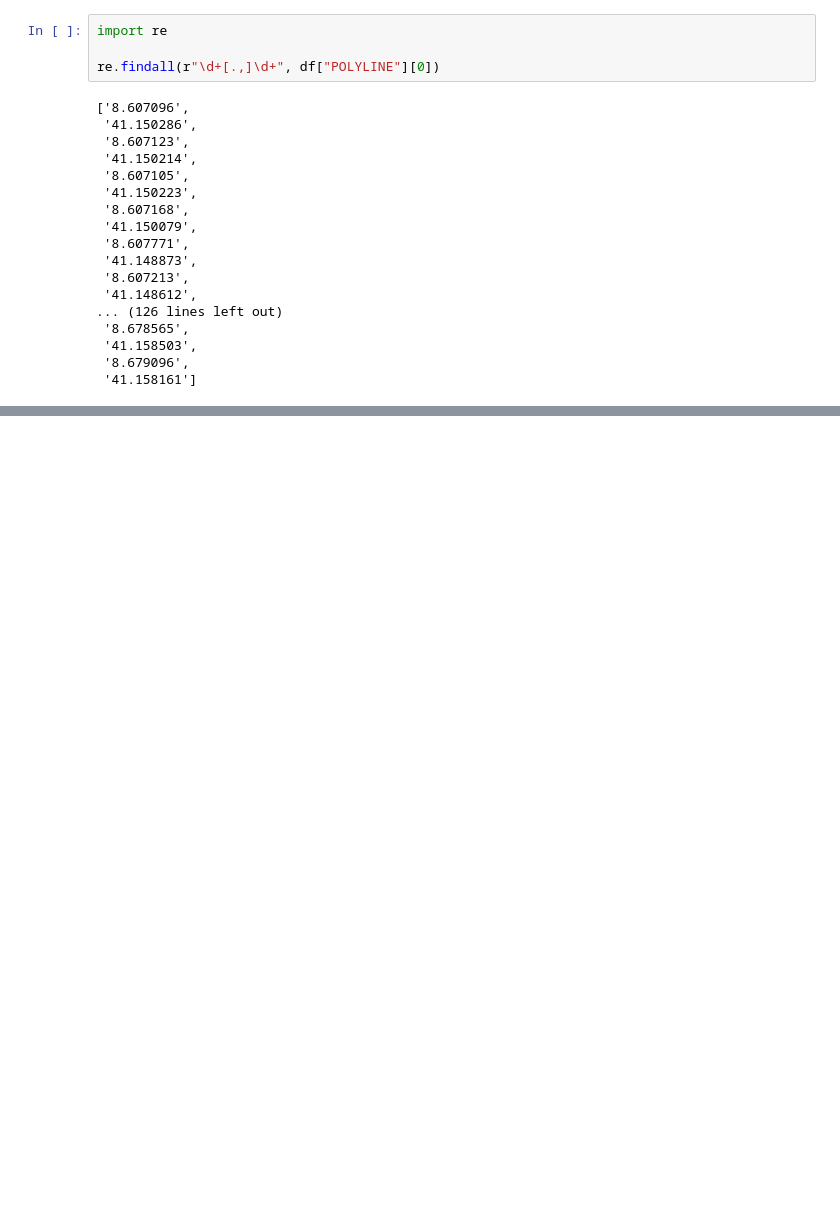
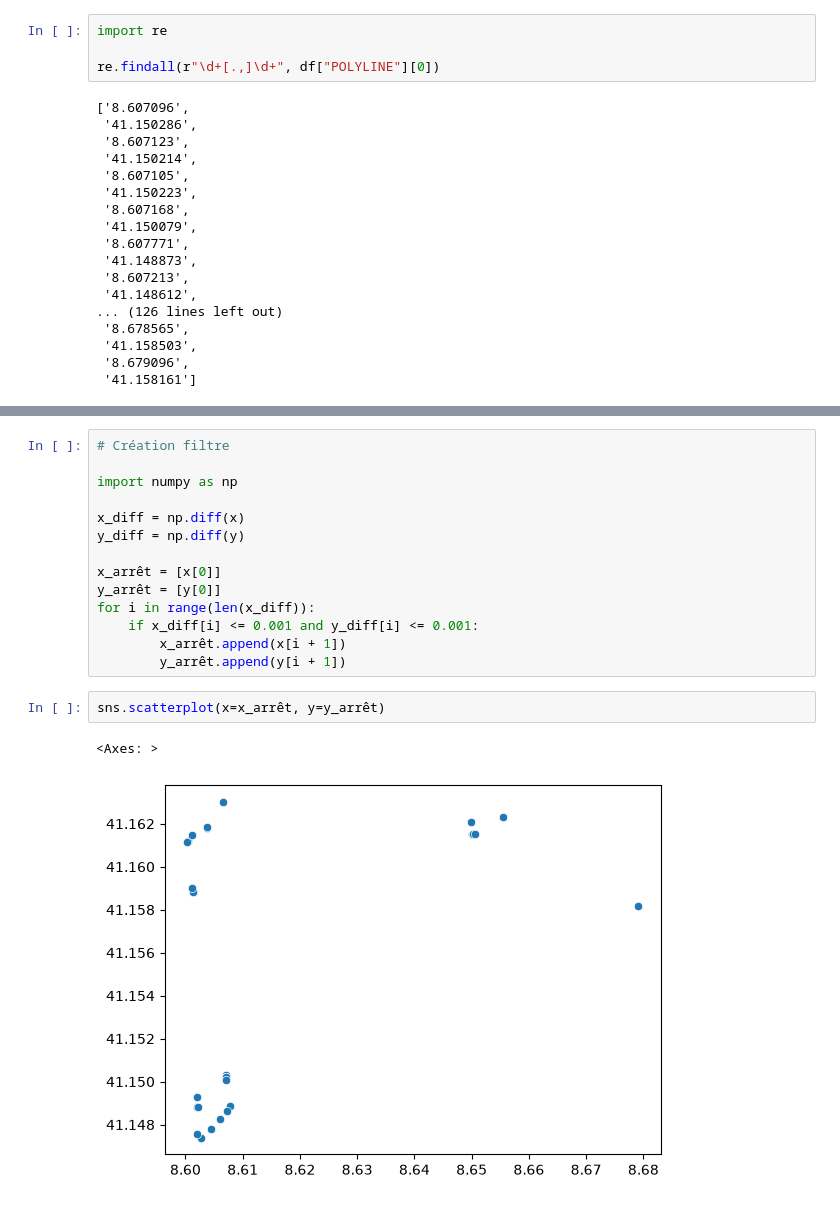
Before and after one commit to fmazur57u/Projet-DBScan, a Jupyter notebook: DBscan.ipynb, the cells around one changed output, grey strips where cells are left out. Drawn from its saved outputs; the diff is of its cells as text; blank space fills up the shorter version.

```diff
--- a/DBscan.ipynb
+++ b/DBscan.ipynb
@@ -102,0 +103,19 @@ sns.scatterplot(x=x, y=y)
+# %%
+# Création filtre
+
+import numpy as np
+
+x_diff = np.diff(x)
+y_diff = np.diff(y)
+
+x_arrêt = [x[0]]
+y_arrêt = [y[0]]
+for i in range(len(x_diff)):
+    if x_diff[i] <= 0.001 and y_diff[i] <= 0.001:
+        x_arrêt.append(x[i + 1])
+        y_arrêt.append(y[i + 1])
+# %%
+sns.scatterplot(x=x_arrêt, y=y_arrêt)
+# %% [output]
+<Axes: >
+[figure, added]
```
Also changed, not shown: parts of 11 cells of this notebook.
